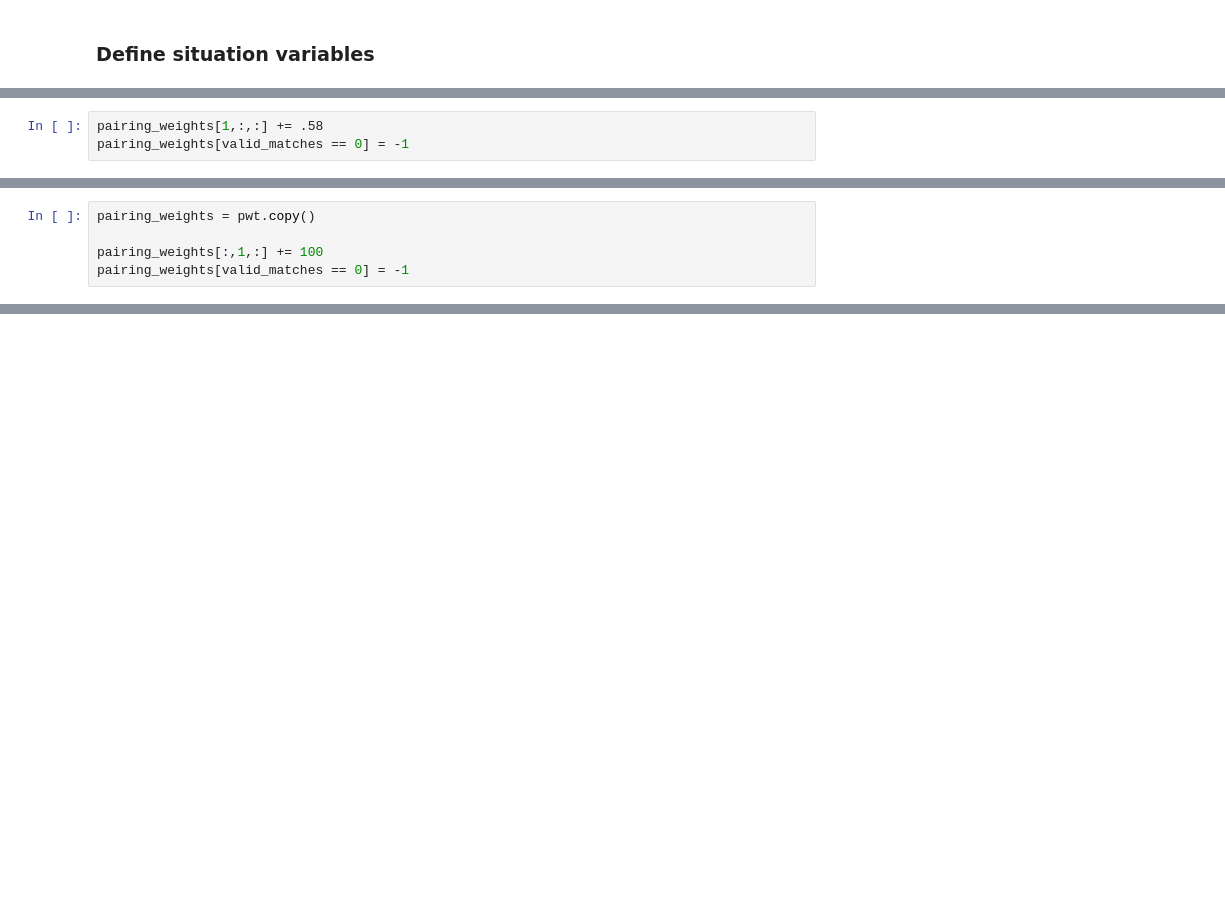
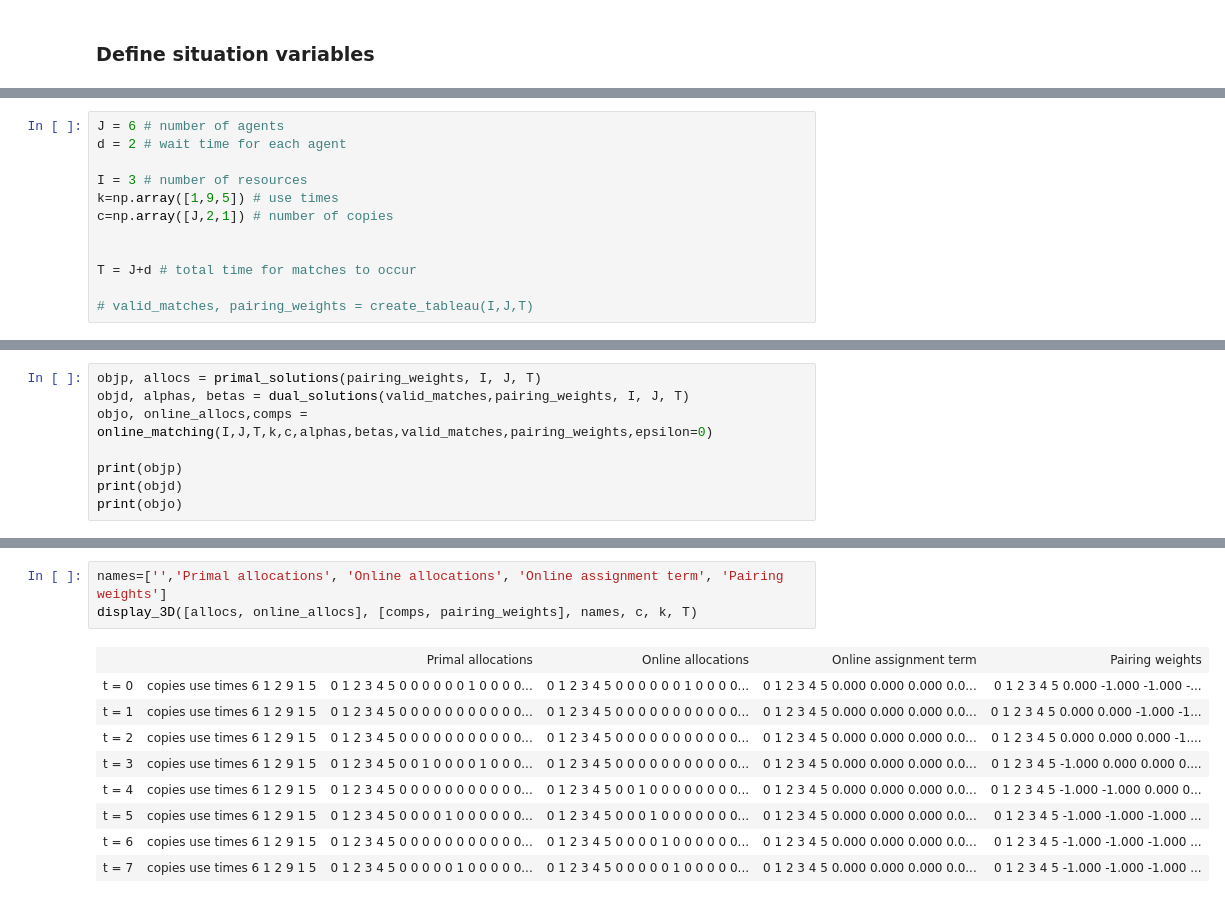
Before and after one commit to lguerdan/dynamic-matching-solver, a Jupyter notebook: v2_dynamic_matching_lp_solver_expansion2.ipynb, the cells around one changed output, grey strips where cells are left out. Saved outputs shown, nothing was run; the diff lists cells and outputs as text; blank space fills up the shorter version.

```diff
--- a/v2_dynamic_matching_lp_solver_expansion2.ipynb
+++ b/v2_dynamic_matching_lp_solver_expansion2.ipynb
@@ -315,3 +348,0 @@ pwt = pairing_weights.copy()
-# %%
-pairing_weights[1,:,:] += .58
-pairing_weights[valid_matches == 0] = -1
@@ -350,5 +348,0 @@ t= 7
-# %%
-pairing_weights = pwt.copy()
-
-pairing_weights[:,1,:] += 100
-pairing_weights[valid_matches == 0] = -1
@@ -431,0 +349,12 @@ plt.plot(r3)
+# %%
+J = 6 # number of agents
+d = 2 # wait time for each agent
+
+I = 3 # number of resources
+k=np.array([1,9,5]) # use times
+c=np.array([J,2,1]) # number of copies
+
+
+T = J+d # total time for matches to occur
+
+# valid_matches, pairing_weights = create_tableau(I,J,T)
@@ -431,0 +363,8 @@ plt.plot(r3)
+# %%
+objp, allocs = primal_solutions(pairing_weights, I, J, T)
+objd, alphas, betas = dual_solutions(valid_matches,pairing_weights, I, J, T)
+objo, online_allocs,comps = online_matching(I,J,T,k,c,alphas,betas,valid_matches,pairing_weights,epsilon=0)
+
+print(objp)
+print(objd)
+print(objo)
@@ -431,0 +395,13 @@ plt.plot(r3)
+# %%
+names=['','Primal allocations', 'Online allocations', 'Online assignment term', 'Pairing weights']
+display_3D([allocs, online_allocs], [comps, pairing_weights], names, c, k, T)
+# %% [output]
+|  |  | Primal allocations | Online allocations | Online assignment term | Pairing weights |
+| t = 0 | copies use times 6 1 2 9 1 5 | 0 1 2 3 4 5 0 0 0 0 0 0 1 0 0 0 0... | 0 1 2 3 4 5 0 0 0 0 0 0 1 0 0 0 0... | 0 1 2 3 4 5 0.000 0.000 0.000 0.0... | 0 1 2 3 4 5 0.000 -1.000 -1.000 -... |
+| t = 1 | copies use times 6 1 2 9 1 5 | 0 1 2 3 4 5 0 0 0 0 0 0 0 0 0 0 0... | 0 1 2 3 4 5 0 0 0 0 0 0 0 0 0 0 0... | 0 1 2 3 4 5 0.000 0.000 0.000 0.0... | 0 1 2 3 4 5 0.000 0.000 -1.000 -1... |
+| t = 2 | copies use times 6 1 2 9 1 5 | 0 1 2 3 4 5 0 0 0 0 0 0 0 0 0 0 0... | 0 1 2 3 4 5 0 0 0 0 0 0 0 0 0 0 0... | 0 1 2 3 4 5 0.000 0.000 0.000 0.0... | 0 1 2 3 4 5 0.000 0.000 0.000 -1.... |
+| t = 3 | copies use times 6 1 2 9 1 5 | 0 1 2 3 4 5 0 0 1 0 0 0 0 1 0 0 0... | 0 1 2 3 4 5 0 0 0 0 0 0 0 0 0 0 0... | 0 1 2 3 4 5 0.000 0.000 0.000 0.0... | 0 1 2 3 4 5 -1.000 0.000 0.000 0.... |
+| t = 4 | copies use times 6 1 2 9 1 5 | 0 1 2 3 4 5 0 0 0 0 0 0 0 0 0 0 0... | 0 1 2 3 4 5 0 0 1 0 0 0 0 0 0 0 0... | 0 1 2 3 4 5 0.000 0.000 0.000 0.0... | 0 1 2 3 4 5 -1.000 -1.000 0.000 0... |
+| t = 5 | copies use times 6 1 2 9 1 5 | 0 1 2 3 4 5 0 0 0 0 1 0 0 0 0 0 0... | 0 1 2 3 4 5 0 0 0 1 0 0 0 0 0 0 0... | 0 1 2 3 4 5 0.000 0.000 0.000 0.0... | 0 1 2 3 4 5 -1.000 -1.000 -1.000 ... |
+| t = 6 | copies use times 6 1 2 9 1 5 | 0 1 2 3 4 5 0 0 0 0 0 0 0 0 0 0 0... | 0 1 2 3 4 5 0 0 0 0 1 0 0 0 0 0 0... | 0 1 2 3 4 5 0.000 0.000 0.000 0.0... | 0 1 2 3 4 5 -1.000 -1.000 -1.000 ... |
+| t = 7 | copies use times 6 1 2 9 1 5 | 0 1 2 3 4 5 0 0 0 0 0 1 0 0 0 0 0... | 0 1 2 3 4 5 0 0 0 0 0 1 0 0 0 0 0... | 0 1 2 3 4 5 0.000 0.000 0.000 0.0... | 0 1 2 3 4 5 -1.000 -1.000 -1.000 ... |
```
Also changed, not shown: parts of 45 cells of this notebook.
